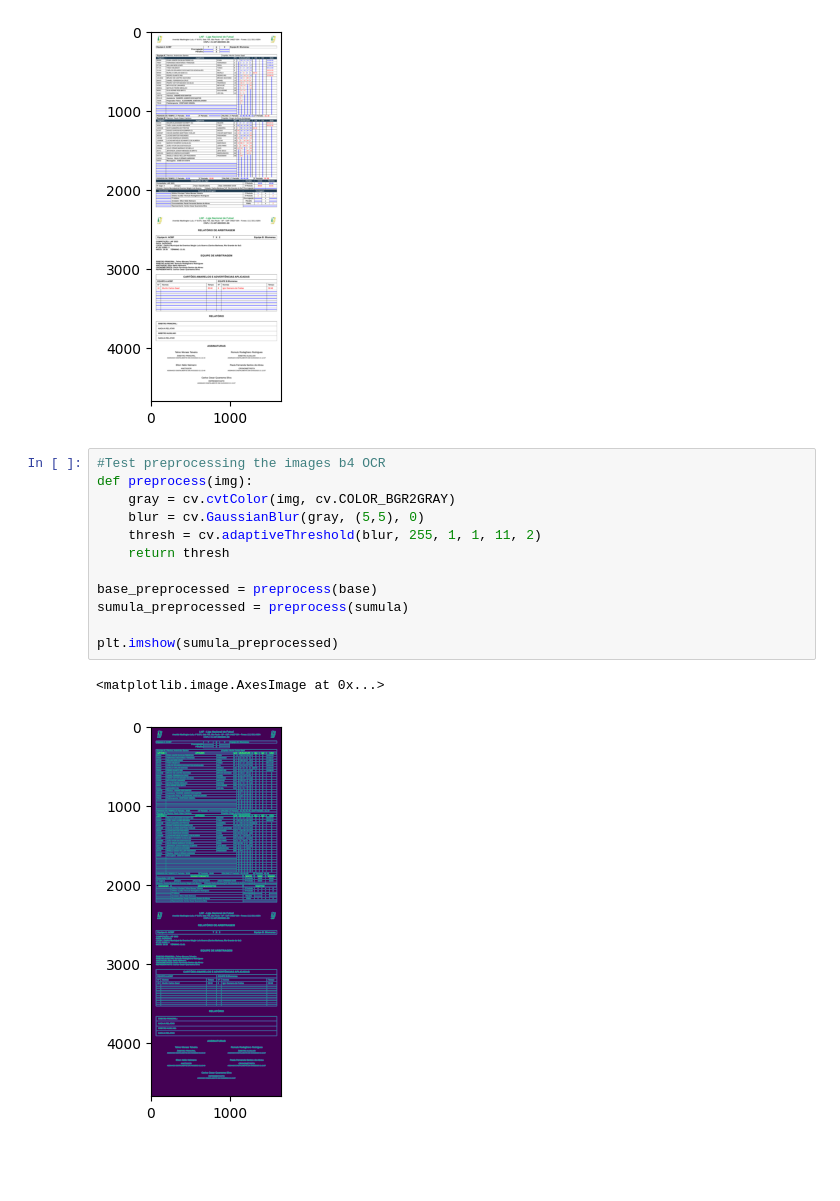
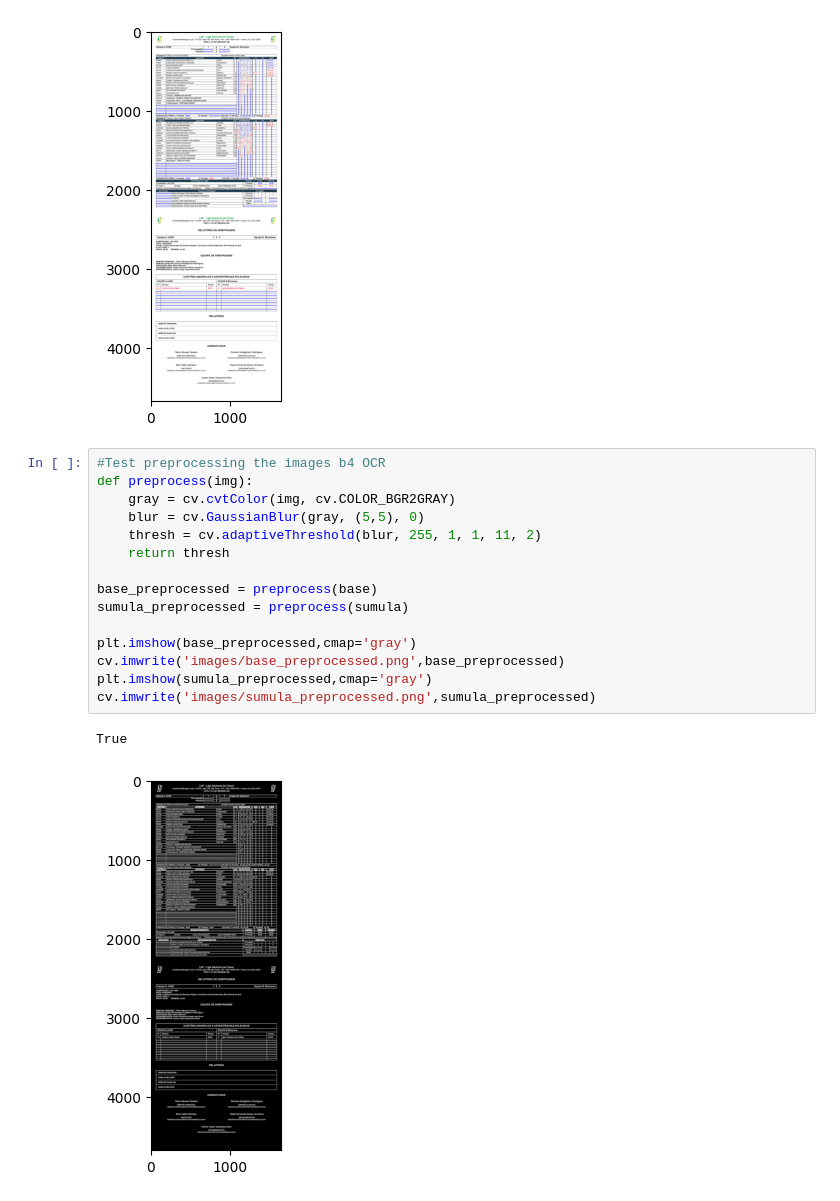
Before and after one commit to GiovaniMNog/FFN-FUSE, a Jupyter notebook: Lab.ipynb, the cells around one changed output. Saved outputs shown, nothing was run; the diff lists cells and outputs as text; blank space fills up the shorter version.

```diff
--- a/Lab.ipynb
+++ b/Lab.ipynb
@@ -27,15 +27,18 @@ plt.imshow(sumula)
 # %%
 #Test preprocessing the images b4 OCR
 def preprocess(img):
     gray = cv.cvtColor(img, cv.COLOR_BGR2GRAY)
     blur = cv.GaussianBlur(gray, (5,5), 0)
     thresh = cv.adaptiveThreshold(blur, 255, 1, 1, 11, 2)
     return thresh
 
 base_preprocessed = preprocess(base)
 sumula_preprocessed = preprocess(sumula)
 
-plt.imshow(sumula_preprocessed)
+plt.imshow(base_preprocessed,cmap='gray')
+cv.imwrite('images/base_preprocessed.png',base_preprocessed)
+plt.imshow(sumula_preprocessed,cmap='gray')
+cv.imwrite('images/sumula_preprocessed.png',sumula_preprocessed)
 # %% [output]
-<matplotlib.image.AxesImage at 0x...>
+True
-[figure, old version]
+[figure, new version]
```
Also changed, not shown: parts of 5 cells of this notebook, 1 other file.
